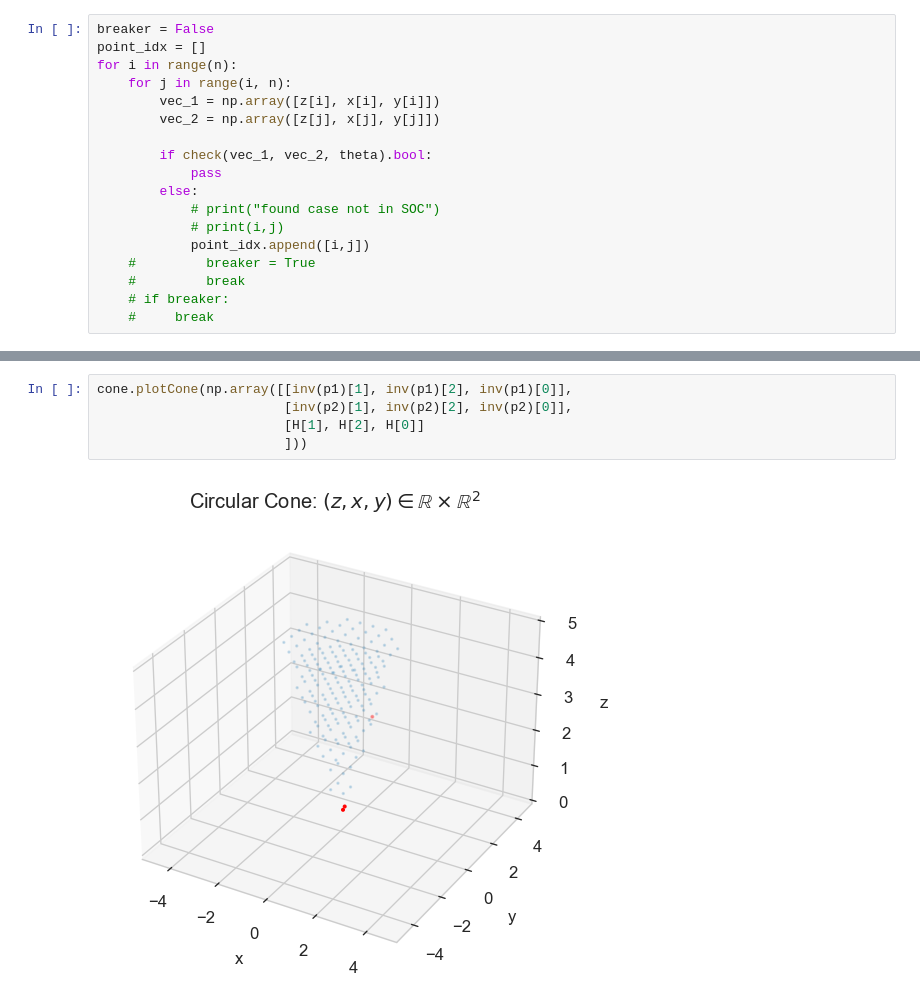
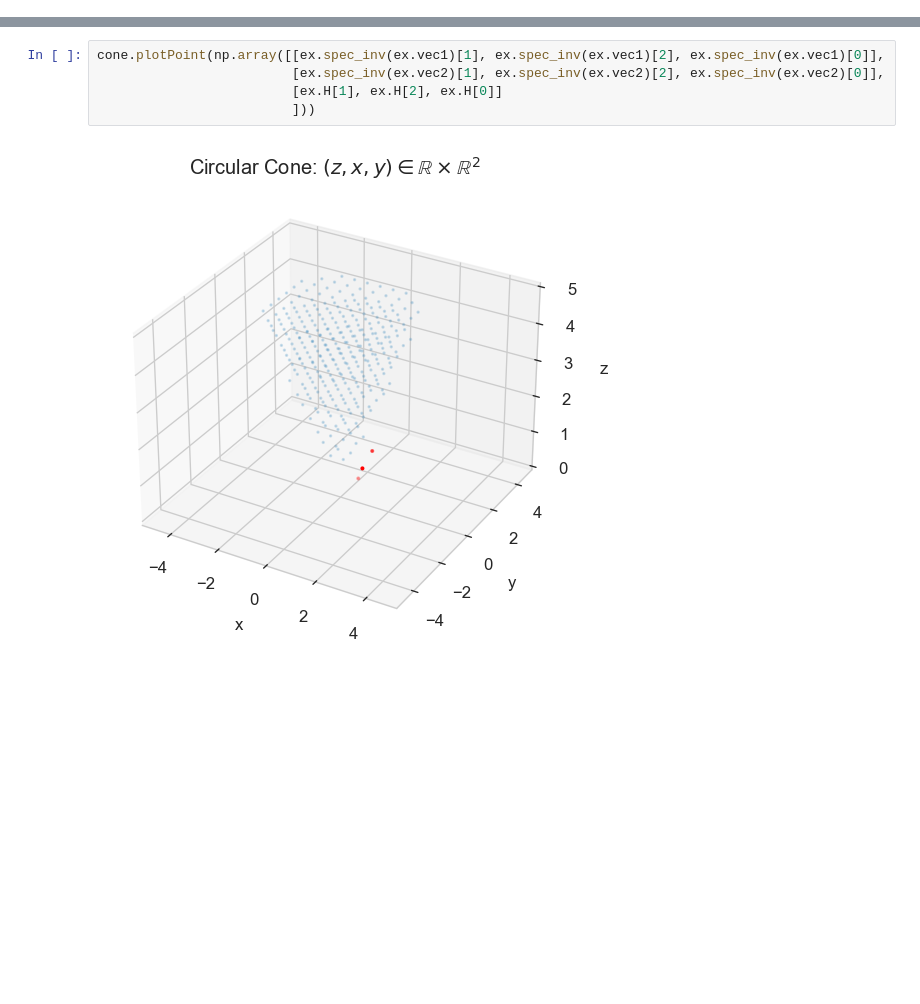
Before and after one commit to doggydoggy0101/math_project, a Jupyter notebook: cone/test.ipynb, the cells around one changed output, grey strips where cells are left out. Cells and saved outputs as stored; diff of their text form; blank space fills up the shorter version.

```diff
--- a/cone/test.ipynb
+++ b/cone/test.ipynb
@@ -20,18 +22,0 @@ n = x.shape[0] # number of points in cone
-# %%
-breaker = False
-point_idx = []
-for i in range(n):
-    for j in range(i, n):
-        vec_1 = np.array([z[i], x[i], y[i]])
-        vec_2 = np.array([z[j], x[j], y[j]])
-
-        if check(vec_1, vec_2, theta).bool:
-            pass
-        else:
-            # print("found case not in SOC")
-            # print(i,j)
-            point_idx.append([i,j])
-    #         breaker = True
-    #         break
-    # if breaker:
-    #     break
@@ -119,7 +53,7 @@ cone.plotCone(np.array([[p1[1], p1[2], p1[0]],
-# %%
-cone.plotCone(np.array([[inv(p1)[1], inv(p1)[2], inv(p1)[0]],
-                        [inv(p2)[1], inv(p2)[2], inv(p2)[0]],
-                        [H[1], H[2], H[0]]
-                        ]))
-# %% [output]
-[figure, removed]
+# %%
+cone.plotPoint(np.array([[ex.spec_inv(ex.vec1)[1], ex.spec_inv(ex.vec1)[2], ex.spec_inv(ex.vec1)[0]],
+                         [ex.spec_inv(ex.vec2)[1], ex.spec_inv(ex.vec2)[2], ex.spec_inv(ex.vec2)[0]],
+                         [ex.H[1], ex.H[2], ex.H[0]]
+                         ]))
+# %% [output]
+[figure, added]
```
Also changed, not shown: parts of 7 cells of this notebook, 3 other files.
